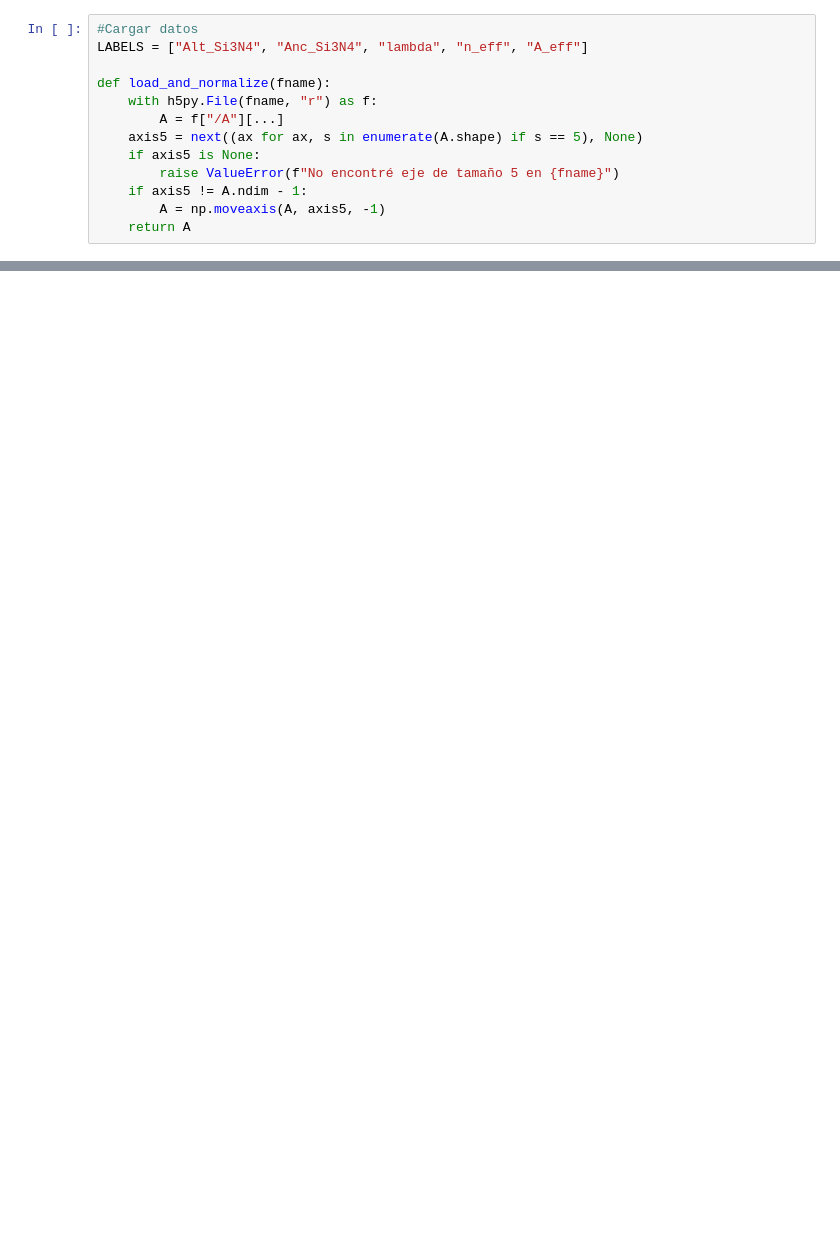
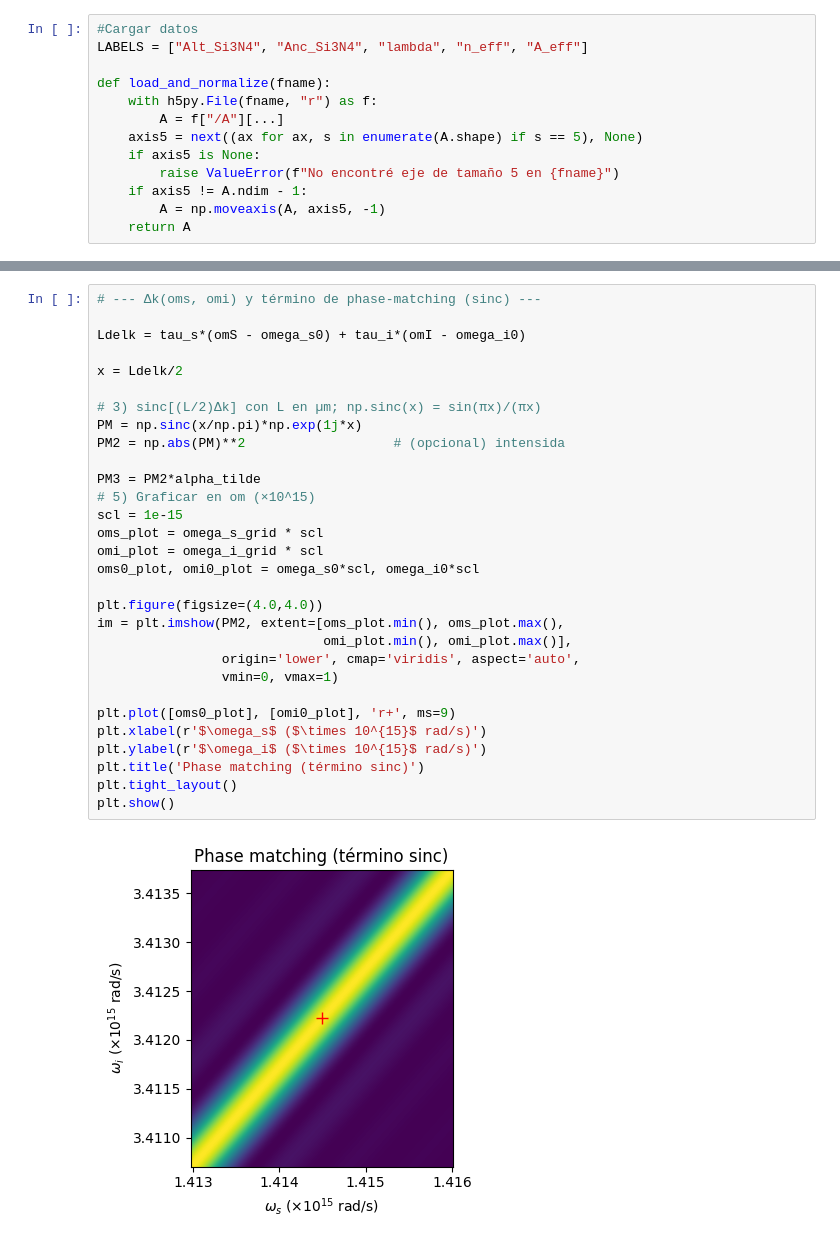
Before and after one commit to DavidFMH1/Reto_Fot-nica, a Jupyter notebook: Reto/Retop.ipynb, the cells around one changed output, grey strips where cells are left out. Drawn from its saved outputs; the diff is of its cells as text; blank space fills up the shorter version.

```diff
--- a/Reto/Retop.ipynb
+++ b/Reto/Retop.ipynb
@@ -142,0 +371,32 @@ print(Lami[mask])
+# %%
+# --- Δk(oms, omi) y término de phase-matching (sinc) ---
+
+Ldelk = tau_s*(omS - omega_s0) + tau_i*(omI - omega_i0)
+
+x = Ldelk/2
+
+# 3) sinc[(L/2)Δk] con L en µm; np.sinc(x) = sin(πx)/(πx)
+PM = np.sinc(x/np.pi)*np.exp(1j*x)
+PM2 = np.abs(PM)**2                   # (opcional) intensida
+
+PM3 = PM2*alpha_tilde
+# 5) Graficar en om (×10^15)
+scl = 1e-15
+oms_plot = omega_s_grid * scl
+omi_plot = omega_i_grid * scl
+oms0_plot, omi0_plot = omega_s0*scl, omega_i0*scl
+
+plt.figure(figsize=(4.0,4.0))
+im = plt.imshow(PM2, extent=[oms_plot.min(), oms_plot.max(),
+                             omi_plot.min(), omi_plot.max()],
+                origin='lower', cmap='viridis', aspect='auto',
+                vmin=0, vmax=1)
+
+plt.plot([oms0_plot], [omi0_plot], 'r+', ms=9)
+plt.xlabel(r'$\omega_s$ ($\times 10^{15}$ rad/s)')
+plt.ylabel(r'$\omega_i$ ($\times 10^{15}$ rad/s)')
+plt.title('Phase matching (término sinc)')
+plt.tight_layout()
+plt.show()
+# %% [output]
+[figure, added]
```
Also changed, not shown: parts of 9 cells of this notebook, 12 other files.
